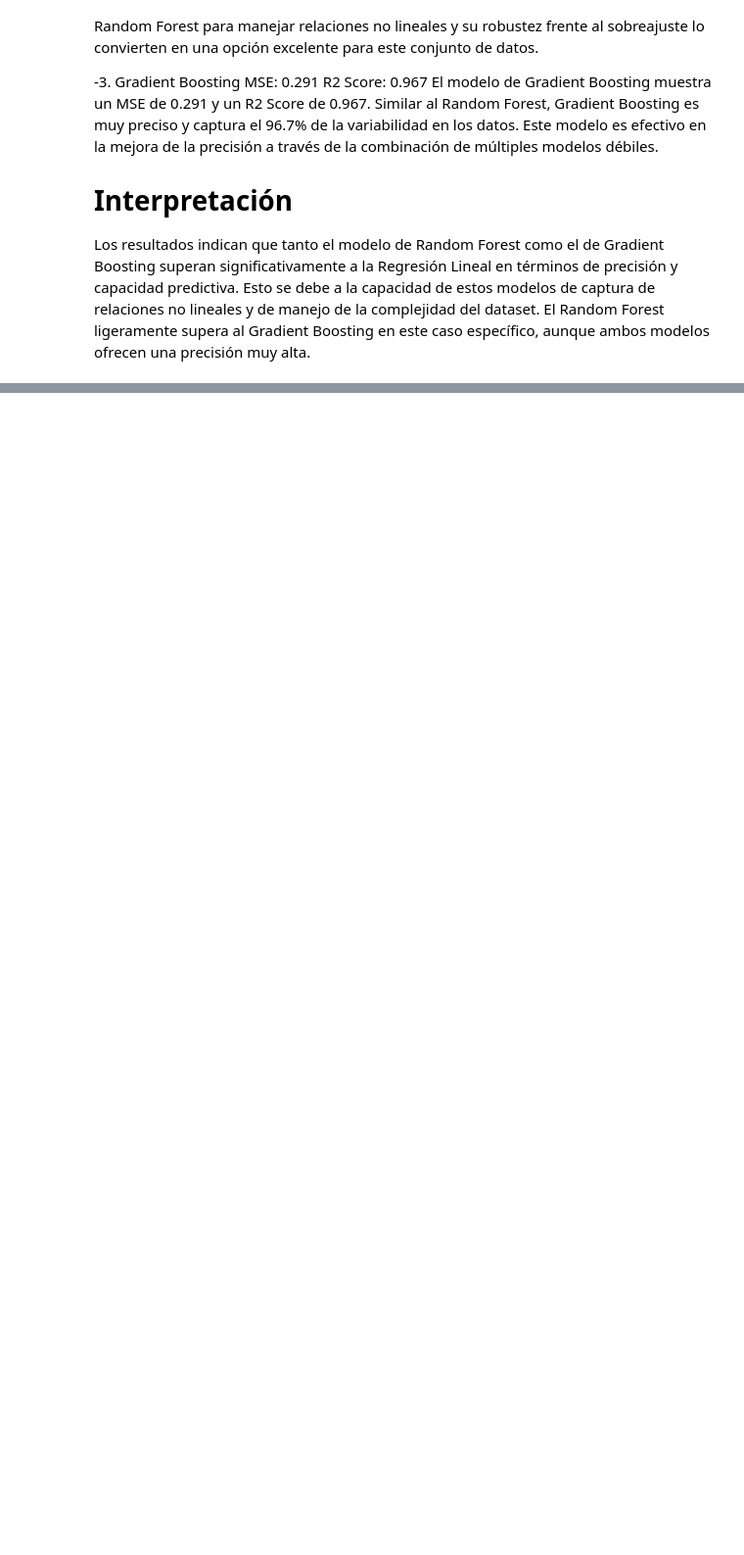
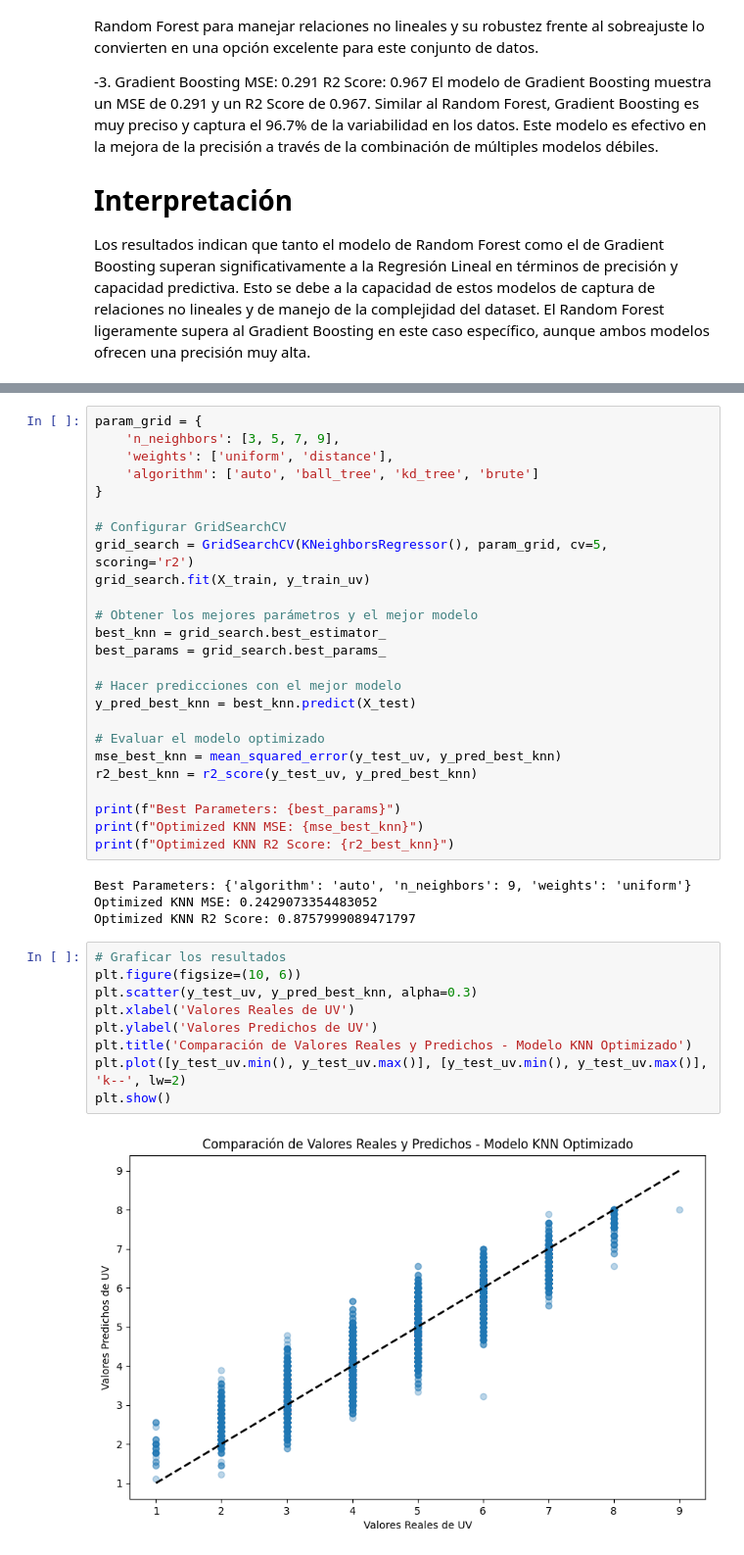
Before and after one commit to 4GeeksAcademy/proyectfinaltour, a Jupyter notebook: src/modelpredict.ipynb, the cells around one changed output, grey strips where cells are left out. Shown: that part at 98% size. Cells and saved outputs as stored; diff of their text form; blank space fills up the shorter version.

```diff
--- a/src/modelpredict.ipynb
+++ b/src/modelpredict.ipynb
@@ -69,0 +303,40 @@ Los resultados indican que tanto el modelo de Random Forest como el de Gradient
+# %%
+param_grid = {
+    'n_neighbors': [3, 5, 7, 9],
+    'weights': ['uniform', 'distance'],
+    'algorithm': ['auto', 'ball_tree', 'kd_tree', 'brute']
+}
+
+# Configurar GridSearchCV
+grid_search = GridSearchCV(KNeighborsRegressor(), param_grid, cv=5, scoring='r2')
+grid_search.fit(X_train, y_train_uv)
+
+# Obtener los mejores parámetros y el mejor modelo
+best_knn = grid_search.best_estimator_
+best_params = grid_search.best_params_
+
+# Hacer predicciones con el mejor modelo
+y_pred_best_knn = best_knn.predict(X_test)
+
+# Evaluar el modelo optimizado
+mse_best_knn = mean_squared_error(y_test_uv, y_pred_best_knn)
+r2_best_knn = r2_score(y_test_uv, y_pred_best_knn)
+
+print(f"Best Parameters: {best_params}")
+print(f"Optimized KNN MSE: {mse_best_knn}")
+print(f"Optimized KNN R2 Score: {r2_best_knn}")
+# %% [output]
+Best Parameters: {'algorithm': 'auto', 'n_neighbors': 9, 'weights': 'uniform'}
+Optimized KNN MSE: 0.2429073354483052
+Optimized KNN R2 Score: 0.8757999089471797
+# %%
+# Graficar los resultados
+plt.figure(figsize=(10, 6))
+plt.scatter(y_test_uv, y_pred_best_knn, alpha=0.3)
+plt.xlabel('Valores Reales de UV')
+plt.ylabel('Valores Predichos de UV')
+plt.title('Comparación de Valores Reales y Predichos - Modelo KNN Optimizado')
+plt.plot([y_test_uv.min(), y_test_uv.max()], [y_test_uv.min(), y_test_uv.max()], 'k--', lw=2)
+plt.show()
+# %% [output]
+[figure, added]
```
Also changed, not shown: parts of 11 cells of this notebook, 1 other file.
